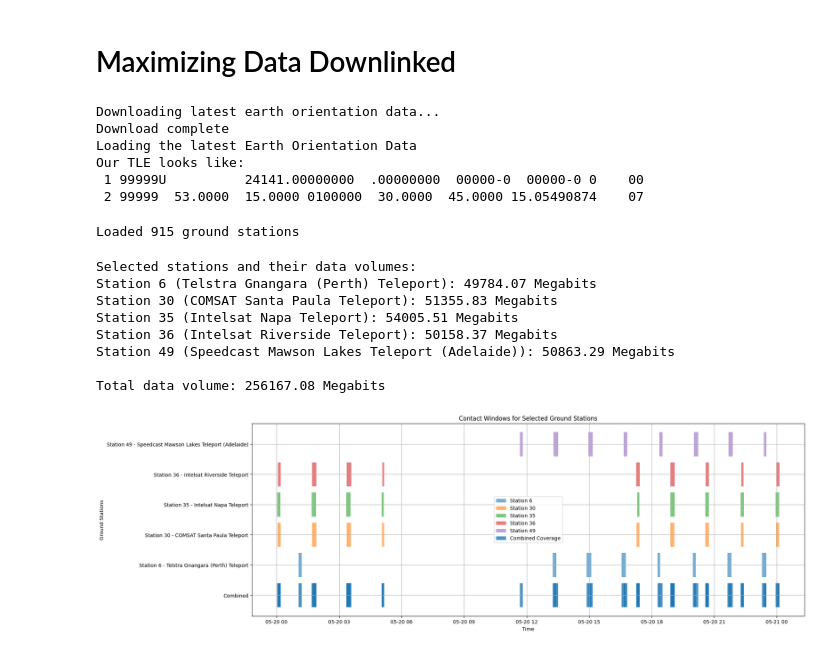
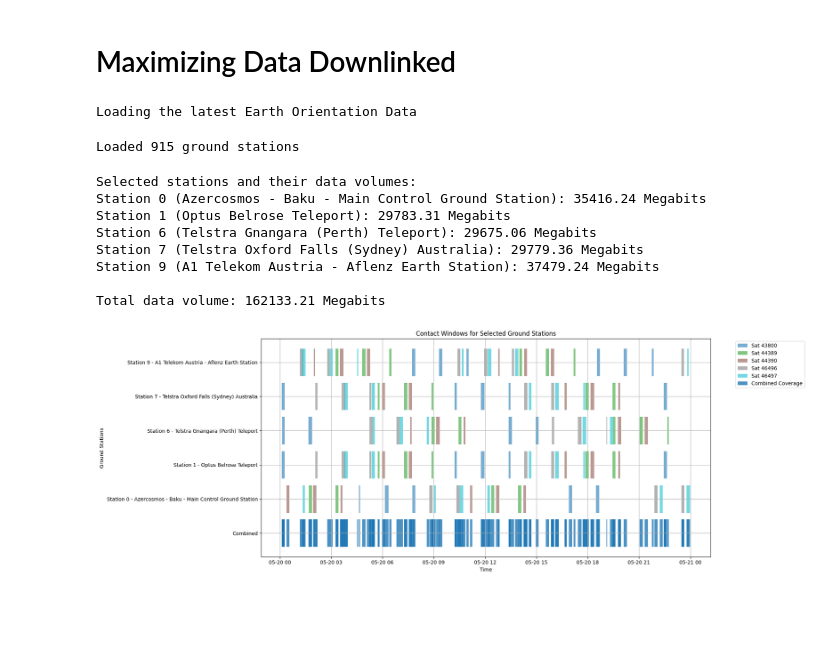
Before and after one commit to gkim65/loc-gsopt, a Jupyter notebook: src/examples/pyomo_data_opt.ipynb, the cells around one changed output. Drawn from its saved outputs; the diff is of its cells as text; code cells hidden in the pictures; blank space fills up the shorter version.

```diff
--- a/src/examples/pyomo_data_opt.ipynb
+++ b/src/examples/pyomo_data_opt.ipynb
@@ -37,6 +37,7 @@ load_earth_data('data/iau2000A_finals_ab.txt')
 # Create a TLE
 epc0 = bh.Epoch(2024, 5, 20, 0, 0, 0) # Epoch of orbital elements
 epc1 = bh.Epoch(2024, 5, 21, 0, 0, 0) # End time for simulation
+""" Fake satellite generation for testing
 alt  = 550 # Altitude in km
 ecc  = 0.01 # Eccentricity
 inc  = 53 # Inclination in degrees
@@ -48,24 +49,24 @@ norad_id = 99999 # NORAD ID placeholder
 tle = make_tle(epc0, alt, ecc, inc, raan, argp, M, norad_id=norad_id)
 print(f'Our TLE looks like:\n {tle.line1}\n {tle.line2}\n')
 
+
+
 sat1 = bdm.Spacecraft(
     id=99999,
     name="Sat1",
     line1=tle.line1,
     line2=tle.line2,
 )
+"""
+
+satellites = satellites_from_constellation('ICEYE')[0:5]
 # %% [output]
-Downloading latest earth orientation data...
-Download complete
 Loading the latest Earth Orientation Data
-Our TLE looks like:
- 1 99999U          24141.00000000  .00000000  00000-0  00000-0 0    00
- 2 99999  53.0000  15.0000 0100000  30.0000  45.0000 15.05490874    07
 # %%
 # Load ground stations from JSON file
 ground_stations = teleport_json('data/teleport_locations.json')
 print(f"Loaded {len(ground_stations)} ground stations")
-ground_stations = ground_stations[0:50]  # Using first 20 stations
+ground_stations = ground_stations[0:10]  # Using first 20 stations
 # %% [output]
 Loaded 915 ground stations
 # %%
@@ -78,16 +79,21 @@ with open('data/teleport_locations.json', 'r') as f:
 station_contacts = {}
 data_rate = 10  # Mbps (example value)
 for i, station in enumerate(ground_stations):
-    contacts = ba.find_location_accesses(sat1, station, epc0, epc1)
     # Calculate data volume for each contact
-    data_volumes = [(contact.t_end - contact.t_start).total_seconds() * data_rate for contact in contacts]
     station_contacts[i] = {
-        'contacts': contacts,
+        'contacts': [],
         'station': station,
         'name': stations_data[i]['name'],  # Get name from original JSON
-        'data_volumes': data_volumes,
-        'total_data': sum(data_volumes)
+        'data_volumes': [],
+        'total_data': 0
     }
+
+    for sat in satellites:
+        contacts = ba.find_location_accesses(sat, station, epc0, epc1)
+        data_volumes = [(contact.t_end - contact.t_start).total_seconds() * data_rate for contact in contacts]
+        station_contacts[i]['contacts'].extend(contacts)
+        station_contacts[i]['data_volumes'].extend(data_volumes)
+    station_contacts[i]['total_data'] += sum(data_volumes)
 
 # Create binary variables for station selection
 model.x = pk.variable_dict()
@@ -134,54 +140,60 @@ for i in model.x:
 print(f"\nTotal data volume: {total_data:.2f} Megabits")
 # %% [output]
 Selected stations and their data volumes:
-Station 6 (Telstra Gnangara (Perth) Teleport): 49784.07 Megabits
-Station 30 (COMSAT Santa Paula Teleport): 51355.83 Megabits
-Station 35 (Intelsat Napa Teleport): 54005.51 Megabits
-Station 36 (Intelsat Riverside Teleport): 50158.37 Megabits
-Station 49 (Speedcast Mawson Lakes Teleport (Adelaide)): 50863.29 Megabits
+Station 0 (Azercosmos - Baku - Main Control Ground Station): 35416.24 Megabits
+Station 1 (Optus Belrose Teleport): 29783.31 Megabits
+Station 6 (Telstra Gnangara (Perth) Teleport): 29675.06 Megabits
+Station 7 (Telstra Oxford Falls (Sydney) Australia): 29779.36 Megabits
+Station 9 (A1 Telekom Austria - Aflenz Earth Station): 37479.24 Megabits
 
-Total data volume: 256167.08 Megabits
+Total data volume: 162133.21 Megabits
 # %%
-# Create visualization
 fig, ax = plt.subplots(figsize=(20,7))
 
 # Plot contacts for individual selected stations
+colors = plt.cm.tab10(np.linspace(0, 1, len(satellites)))  # Create color map for satellites
 for idx, station_id in enumerate(selected_stations):
     contacts = station_contacts[station_id]['contacts']
     station_name = station_contacts[station_id]['name']
-    ax.broken_barh([(contact.t_start, contact.t_end-contact.t_start)
-                    for contact in contacts],
-                    (idx + 1, 0.8),  # Shifted up by 1 to make room for combined view
-                    facecolors=f'C{idx}',
-                    alpha=0.6,
-                    label=f'Station {station_id}')
+
+    # Group contacts by satellite
+    for sat_idx, sat in enumerate(satellites):
+        sat_contacts = [c for c in contacts if c.spacecraft_id == sat.id]
+        if sat_contacts:
+            ax.broken_barh([(contact.t_start, contact.t_end-contact.t_start)
+                        for contact in sat_contacts],
+                        (idx + 1, 0.8),  # Shifted up by 1 to make room for combined view
+                        facecolors=colors[sat_idx],
+                        alpha=0.6,
+                        label=f'Sat {sat.id}' if idx == 0 else "")
 
 # Plot combined contacts at the bottom
 selected_contacts = []
 for station_id in selected_stations:
     selected_contacts.extend(station_contacts[station_id]['contacts'])
 
 # Sort contacts by start time
 sorted_contacts = sorted(selected_contacts, key=lambda x: x.t_start)
 
 # Plot the actual contact windows for combined view
 ax.broken_barh([(contact.t_start, contact.t_end-contact.t_start)
                 for contact in sorted_contacts],
                 (0, 0.8),  # At the bottom
                 facecolors='tab:blue',  # Single solid color
                 alpha=0.8,
                 label='Combined Coverage')
 
 # Update y-axis ticks with station ID and name
 ax.set_yticks([0.4] + [i + 1.4 for i in range(len(selected_stations))])
 ax.set_yticklabels(['Combined'] + [f'Station {sid} - {station_contacts[sid]["name"]}'
                                   for sid in selected_stations])
 
 plt.ylabel("Ground Stations")
 plt.xlabel("Time")
 plt.title("Contact Windows for Selected Ground Stations")
-plt.legend()
+plt.legend(bbox_to_anchor=(1.05, 1), loc='upper left')
 plt.grid(True)
+plt.tight_layout()
 plt.show()
 # %% [output]
-[figure, old version]
+[figure, new version]
```
Also changed, not shown: parts of 1 cell of this notebook, 7 other files.
